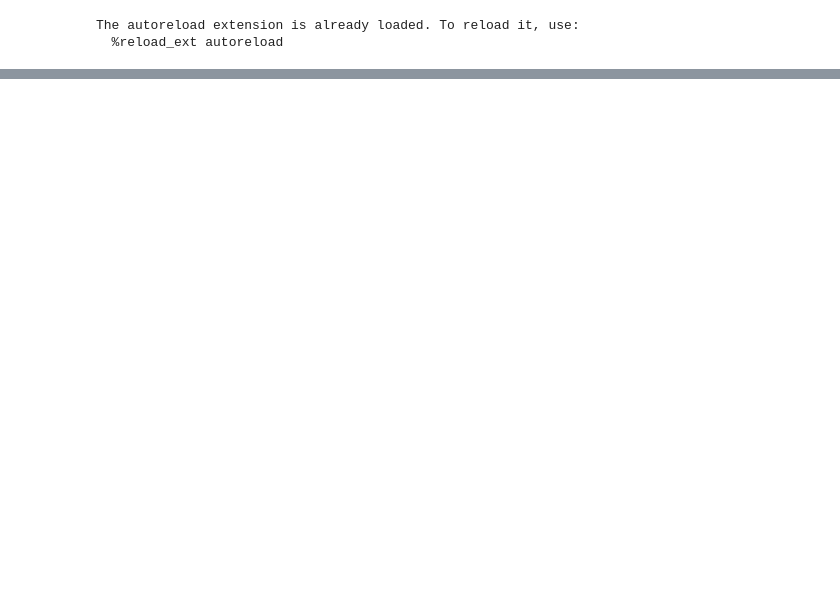
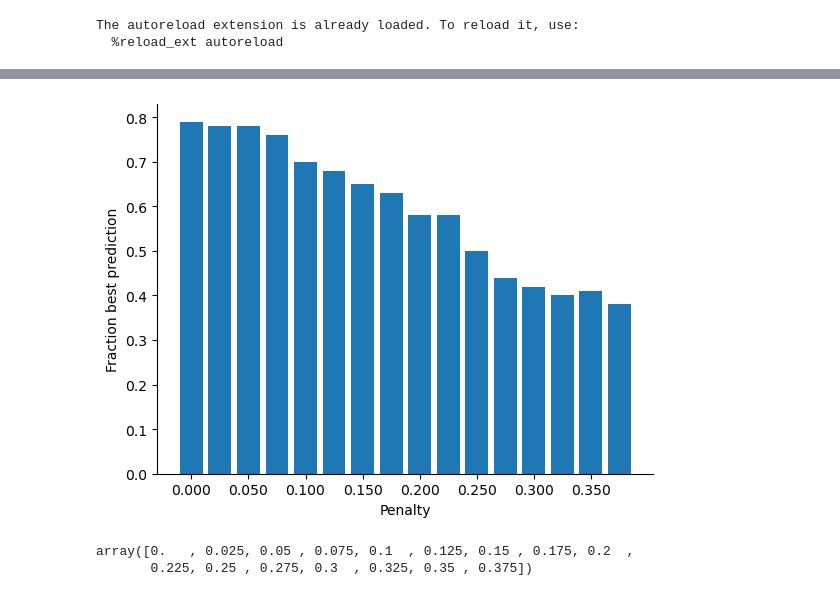
Before and after one commit to ErikPoppleton/kinetic_folder, a Jupyter notebook: RNAstrand.ipynb, the cells around one changed output, grey strips where cells are left out. Saved outputs shown, nothing was run; the diff lists cells and outputs as text; code cells hidden in the pictures; blank space fills up the shorter version.

```diff
--- a/RNAstrand.ipynb
+++ b/RNAstrand.ipynb
@@ -119,0 +137,23 @@ TypeError: Colormap.set_extremes() takes 1 positional argument but 2 were given
+# %%
+hist = np.zeros_like(percents)
+for mi, ma in zip(ymin, ymax):
+    mask = np.logical_and(percents >= mi, percents < ma)
+    hist += [int(m) for m in mask]
+
+hist /= 100
+# %%
+fig, ax = plt.subplots()
+ax.bar(np.arange(0, len(percents)), hist)
+ax.set_xticks(np.arange(0, len(percents))[::2])
+ax.set_xticklabels([f"{p:.3f}" for p in percents[0::2]])
+ax.set_xlabel("Penalty")
+ax.set_ylabel("Fraction best prediction")
+ax.spines['right'].set_visible(False)
+ax.spines['top'].set_visible(False)
+# %% [output]
+[figure, added]
+# %%
+percents
+# %% [output]
+array([0.   , 0.025, 0.05 , 0.075, 0.1  , 0.125, 0.15 , 0.175, 0.2  ,
+       0.225, 0.25 , 0.275, 0.3  , 0.325, 0.35 , 0.375])
```
Also changed, not shown: parts of 4 cells of this notebook.
